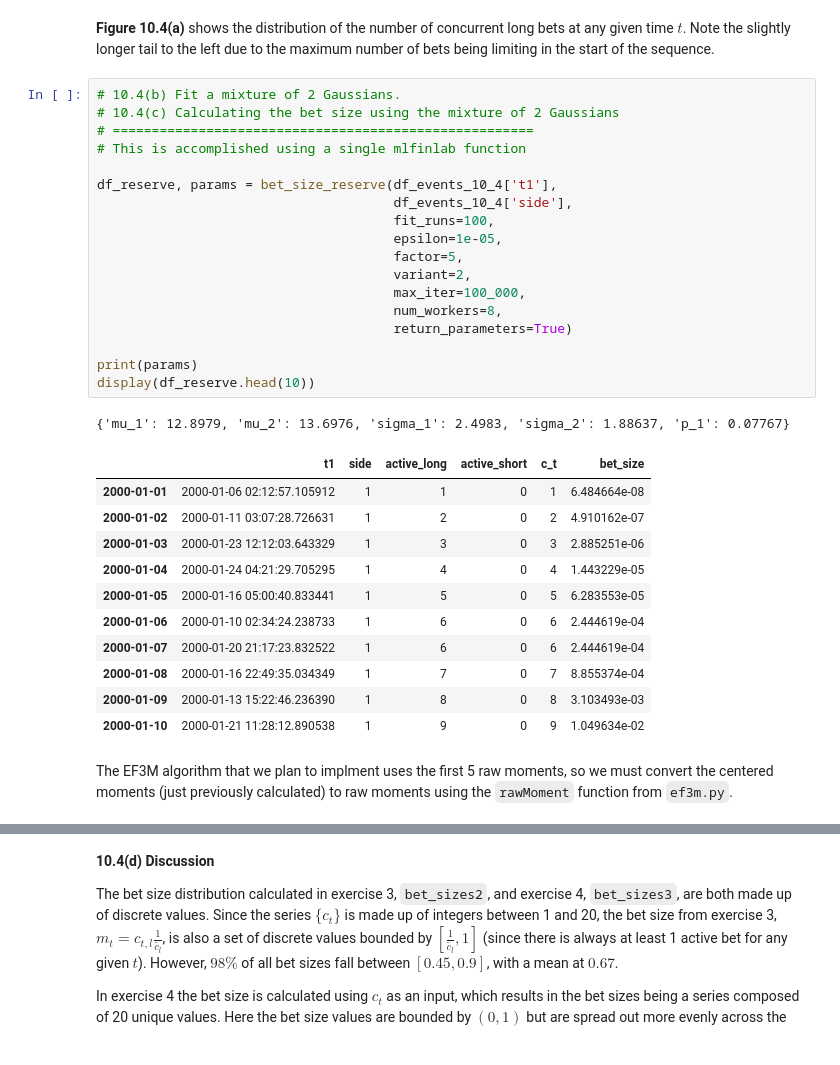
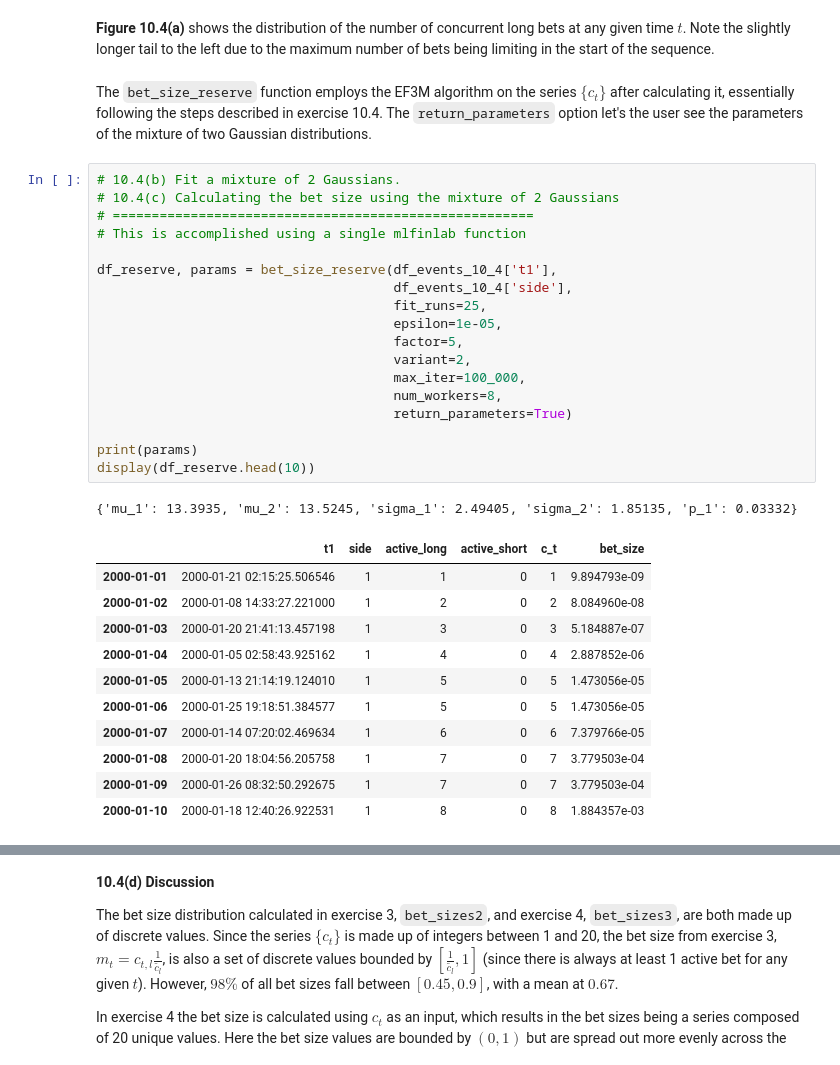
Before and after one commit to AI-Stuff/hudson-and-thames-research, a Jupyter notebook: Chapter10/Chapter10_Exercises (mlfinlab).ipynb, the cells around one changed output, grey strips where cells are left out. Cells and saved outputs as stored; diff of their text form.

```diff
--- a/Chapter10/Chapter10_Exercises (mlfinlab).ipynb
+++ b/Chapter10/Chapter10_Exercises (mlfinlab).ipynb
@@ -242,35 +242,35 @@ plt.show()
 # %% [markdown]
 **Figure 10.4(a)** shows the distribution of the number of concurrent long bets at any given time $t$. Note the slightly longer tail to the left due to the maximum number of bets being limiting in the start of the sequence.
+# %% [markdown]
+The `bet_size_reserve` function employs the EF3M algorithm on the series $\{c_t\}$ after calculating it, essentially following the steps described in exercise 10.4. The `return_parameters` option let's the user see the parameters of the mixture of two Gaussian distributions.
 # %%
 # 10.4(b) Fit a mixture of 2 Gaussians.
 # 10.4(c) Calculating the bet size using the mixture of 2 Gaussians
 # ======================================================
 # This is accomplished using a single mlfinlab function
 
 df_reserve, params = bet_size_reserve(df_events_10_4['t1'],
                                       df_events_10_4['side'],
-                                      fit_runs=100,
+                                      fit_runs=25,
                                       epsilon=1e-05,
                                       factor=5,
                                       variant=2,
                                       max_iter=100_000,
                                       num_workers=8,
                                       return_parameters=True)
 
 print(params)
 display(df_reserve.head(10))
 # %% [output]
-{'mu_1': 12.8979, 'mu_2': 13.6976, 'sigma_1': 2.4983, 'sigma_2': 1.88637, 'p_1': 0.07767}
+{'mu_1': 13.3935, 'mu_2': 13.5245, 'sigma_1': 2.49405, 'sigma_2': 1.85135, 'p_1': 0.03332}
 |  | t1 | side | active_long | active_short | c_t | bet_size |
-| 2000-01-01 | 2000-01-06 02:12:57.105912 | 1 | 1 | 0 | 1 | 6.484664e-08 |
-| 2000-01-02 | 2000-01-11 03:07:28.726631 | 1 | 2 | 0 | 2 | 4.910162e-07 |
-| 2000-01-03 | 2000-01-23 12:12:03.643329 | 1 | 3 | 0 | 3 | 2.885251e-06 |
-| 2000-01-04 | 2000-01-24 04:21:29.705295 | 1 | 4 | 0 | 4 | 1.443229e-05 |
-| 2000-01-05 | 2000-01-16 05:00:40.833441 | 1 | 5 | 0 | 5 | 6.283553e-05 |
-| 2000-01-06 | 2000-01-10 02:34:24.238733 | 1 | 6 | 0 | 6 | 2.444619e-04 |
-| 2000-01-07 | 2000-01-20 21:17:23.832522 | 1 | 6 | 0 | 6 | 2.444619e-04 |
-| 2000-01-08 | 2000-01-16 22:49:35.034349 | 1 | 7 | 0 | 7 | 8.855374e-04 |
-| 2000-01-09 | 2000-01-13 15:22:46.236390 | 1 | 8 | 0 | 8 | 3.103493e-03 |
-| 2000-01-10 | 2000-01-21 11:28:12.890538 | 1 | 9 | 0 | 9 | 1.049634e-02 |
+| 2000-01-01 | 2000-01-21 02:15:25.506546 | 1 | 1 | 0 | 1 | 9.894793e-09 |
+| 2000-01-02 | 2000-01-08 14:33:27.221000 | 1 | 2 | 0 | 2 | 8.084960e-08 |
+| 2000-01-03 | 2000-01-20 21:41:13.457198 | 1 | 3 | 0 | 3 | 5.184887e-07 |
+| 2000-01-04 | 2000-01-05 02:58:43.925162 | 1 | 4 | 0 | 4 | 2.887852e-06 |
+| 2000-01-05 | 2000-01-13 21:14:19.124010 | 1 | 5 | 0 | 5 | 1.473056e-05 |
+| 2000-01-06 | 2000-01-25 19:18:51.384577 | 1 | 5 | 0 | 5 | 1.473056e-05 |
+| 2000-01-07 | 2000-01-14 07:20:02.469634 | 1 | 6 | 0 | 6 | 7.379766e-05 |
+| 2000-01-08 | 2000-01-20 18:04:56.205758 | 1 | 7 | 0 | 7 | 3.779503e-04 |
+| 2000-01-09 | 2000-01-26 08:32:50.292675 | 1 | 7 | 0 | 7 | 3.779503e-04 |
+| 2000-01-10 | 2000-01-18 12:40:26.922531 | 1 | 8 | 0 | 8 | 1.884357e-03 |
-# %% [markdown]
-The EF3M algorithm that we plan to implment uses the first 5 raw moments, so we must convert the centered moments (just previously calculated) to raw moments using the `rawMoment` function from `ef3m.py`.
```
Also changed, not shown: parts of 15 cells of this notebook.
